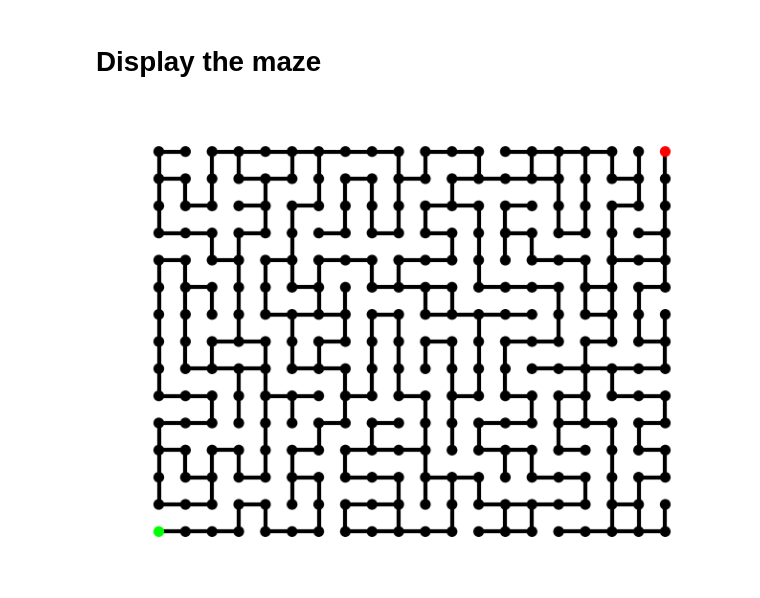
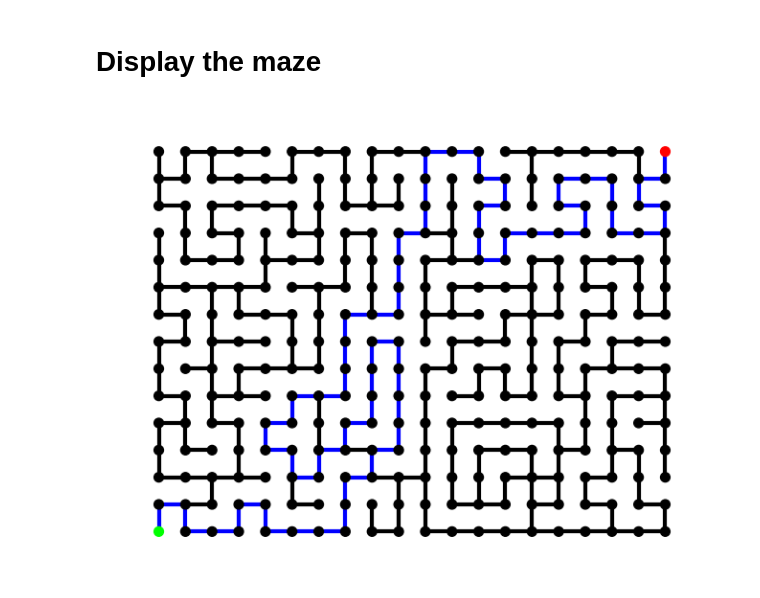
Before and after one commit to joloujo/discrete-micromouse, a Jupyter notebook: src/dominic.ipynb, the cells around one changed output. Saved outputs shown, nothing was run; the diff lists cells and outputs as text; code cells hidden in the pictures.

Commit message:
Made the original solution show on the maze, base for displaying paths

```diff
--- a/src/dominic.ipynb
+++ b/src/dominic.ipynb
@@ -38,11 +39,3 @@ graph.add_nodes_from([(node, {'pos': node2xy(node)}) for node in range(nodes)])
-# %%
-graph.clear_edges()
-
-# Add horizontal edges
-graph.add_edges_from([(xy2node(x, y), xy2node(x+1, y)) for x in range(WIDTH-1) for y in range(HEIGHT)])
-
-# Add vertical edges
-graph.add_edges_from([(xy2node(x, y), xy2node(x, y+1)) for x in range(WIDTH) for y in range(HEIGHT-1)])
 # %% [markdown]
 # Make a maze with one path
 # %%
@@ -53,6 +46,8 @@ active_path: list[int] = [xy2node(*START)]
 visited_nodes = set()
 
 # while active_node != END:
+
+solution = []
 
 while len(visited_nodes) < nodes:
   active_node = active_path[-1]
@@ -75,12 +70,14 @@ while len(visited_nodes) < nodes:
       active_path.append(next_node)
     else:
       visited_nodes.add(next_node)
+      solution = active_path + [xy2node(*END)]
   else:
     active_path.pop()
 # %% [markdown]
 # Add random edges
 # %%
-edges_to_add = 20
+random_edge_proportion = 0.05
+edges_to_add = nodes * random_edge_proportion
 
 edges_added = 0
 while edges_added < edges_to_add:
@@ -94,24 +91,34 @@ while edges_added < edges_to_add:
     edges_added += 1
 # %% [markdown]
 # Display the maze
+# %%
+def edge_colors_for_path(path_nodes: list[int]) -> list[str]:
+    edge_colors: list[str] = []
+    path: list[tuple[int, int]] = [(path_nodes[i], path_nodes[i+1]) for i in range(len(path_nodes)-1)]
+    for edge in graph.edges:
+        if edge in path or (edge[1], edge[0]) in path:
+            edge_colors.append('blue')
+        else:
+            edge_colors.append('black')
+    return edge_colors
 # %%
 pos=nx.get_node_attributes(graph,'pos')
 
-colors = []
+node_colors = []
 for node in range(nodes):
   xy = node2xy(node)
   if xy == START:
-    colors.append('lime')
+    node_colors.append('lime')
   elif xy == END:
-    colors.append('red')
+    node_colors.append('red')
   else:
-    colors.append('black')
+    node_colors.append('black')
 
-nx.draw(graph, pos, node_color=colors, node_size=50, width=3)  # networkx draw()
+nx.draw(graph, pos, node_color=node_colors, edge_color=edge_colors_for_path(solution), node_size=50, width=3)  # networkx draw()
 plt.draw()  # pyplot draw()
 plt.show()
 # %% [output]
-[figure, old version]
+[figure, new version]
 # %%
 import numpy as np
 adjacency_matrix = np.zeros((300,300))  # the maze 300 nodes as there are 20 columns and 15 rows. The row on the adjacency matrix from the position x columns ,y rows is 20*y + x
```
Also changed, not shown: parts of 3 cells of this notebook.
